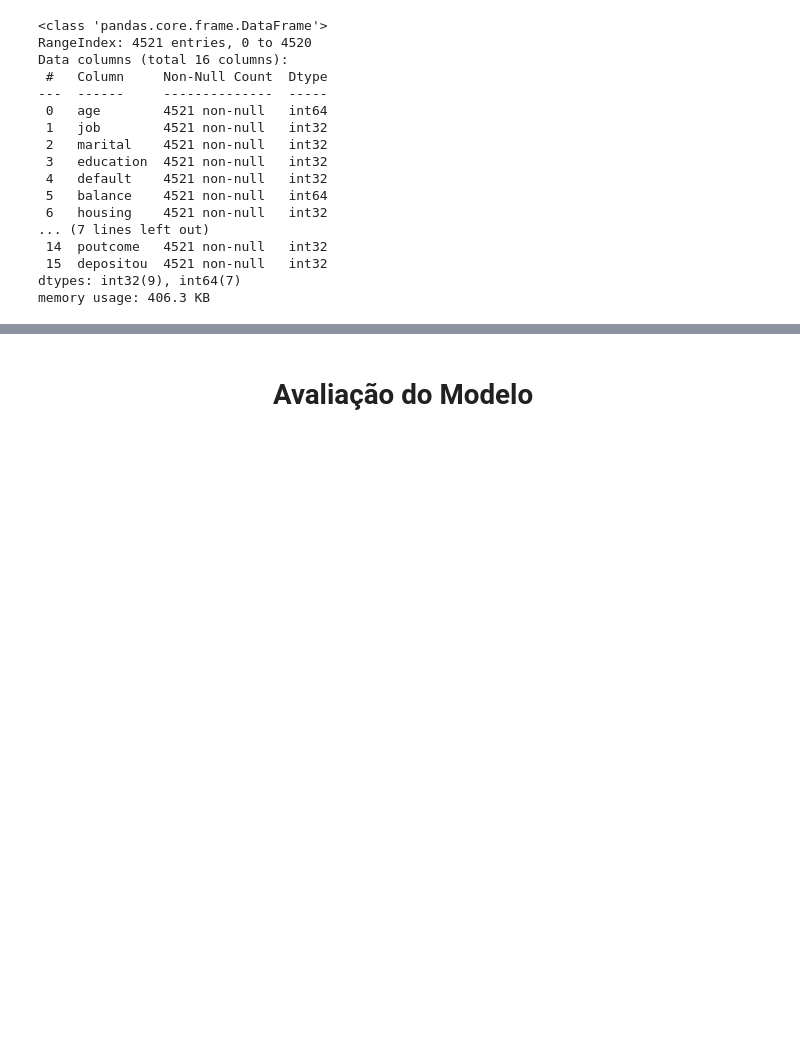
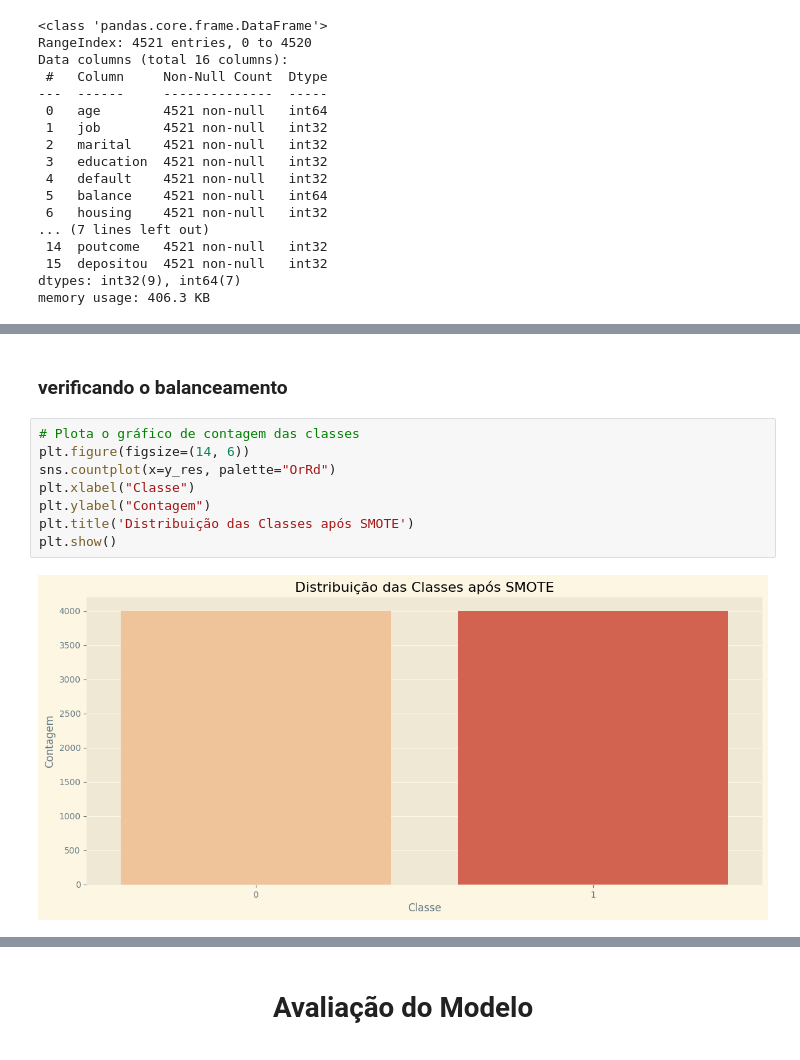
Before and after one commit to felipefagion/bank_machine_learning, a Jupyter notebook: ProjetoMl.ipynb, the cells around one changed output, grey strips where cells are left out. Saved outputs shown, nothing was run; the diff lists cells and outputs as text; blank space fills up the shorter version.

```diff
--- a/ProjetoMl.ipynb
+++ b/ProjetoMl.ipynb
@@ -539,0 +574,12 @@ X_train, X_test, y_train, y_test = train_test_split(X, y,test_size=0.33)
+# %% [markdown]
+### verificando o balanceamento
+# %%
+# Plota o gráfico de contagem das classes
+plt.figure(figsize=(14, 6))
+sns.countplot(x=y_res, palette="OrRd")
+plt.xlabel("Classe")
+plt.ylabel("Contagem")
+plt.title('Distribuição das Classes após SMOTE')
+plt.show()
+# %% [output]
+[figure, added]
```
Also changed, not shown: parts of 21 cells of this notebook.
